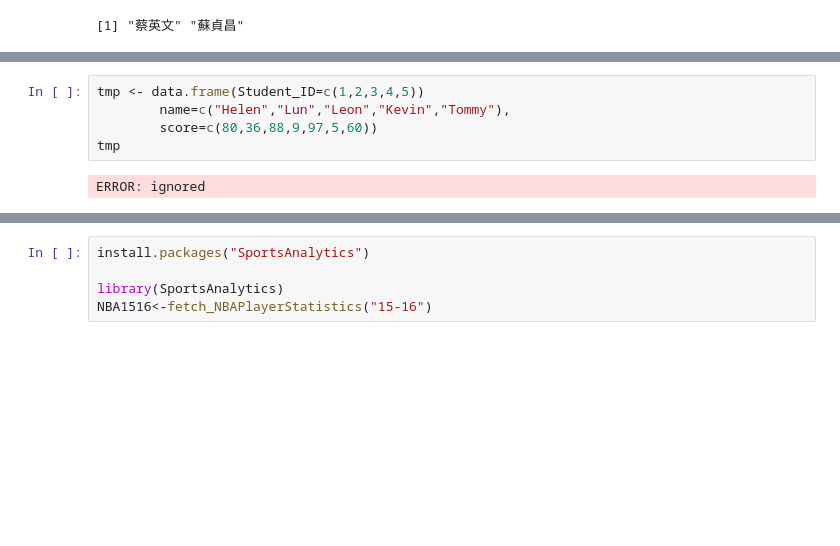
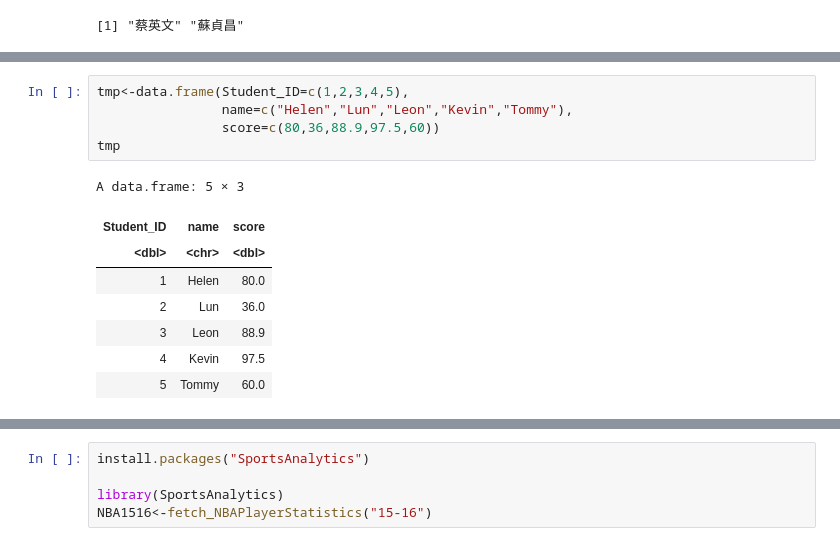
Before and after one commit to s10758018/Data, a Jupyter notebook: 「1015_ipynb」.ipynb, the cells around one changed output, grey strips where cells are left out. Drawn from its saved outputs; the diff is of its cells as text; blank space fills up the shorter version.

```diff
--- a/「1015_ipynb」.ipynb
+++ b/「1015_ipynb」.ipynb
@@ -90,10 +96,17 @@ ERROR: ignored
 # %%
-tmp <- data.frame(Student_ID=c(1,2,3,4,5))
-        name=c("Helen","Lun","Leon","Kevin","Tommy"),
-        score=c(80,36,88,9,97,5,60))
+tmp<-data.frame(Student_ID=c(1,2,3,4,5),
+                name=c("Helen","Lun","Leon","Kevin","Tommy"),
+                score=c(80,36,88.9,97.5,60))
 tmp
 # %% [output]
-ERROR: ignored
+A data.frame: 5 × 3
+| Student_ID | name | score |
+| <dbl> | <chr> | <dbl> |
+| 1 | Helen | 80.0 |
+| 2 | Lun | 36.0 |
+| 3 | Leon | 88.9 |
+| 4 | Kevin | 97.5 |
+| 5 | Tommy | 60.0 |
 # %%
 tmp[2,3]
 tmp[,2]
```
Also changed, not shown: parts of 13 cells of this notebook.
